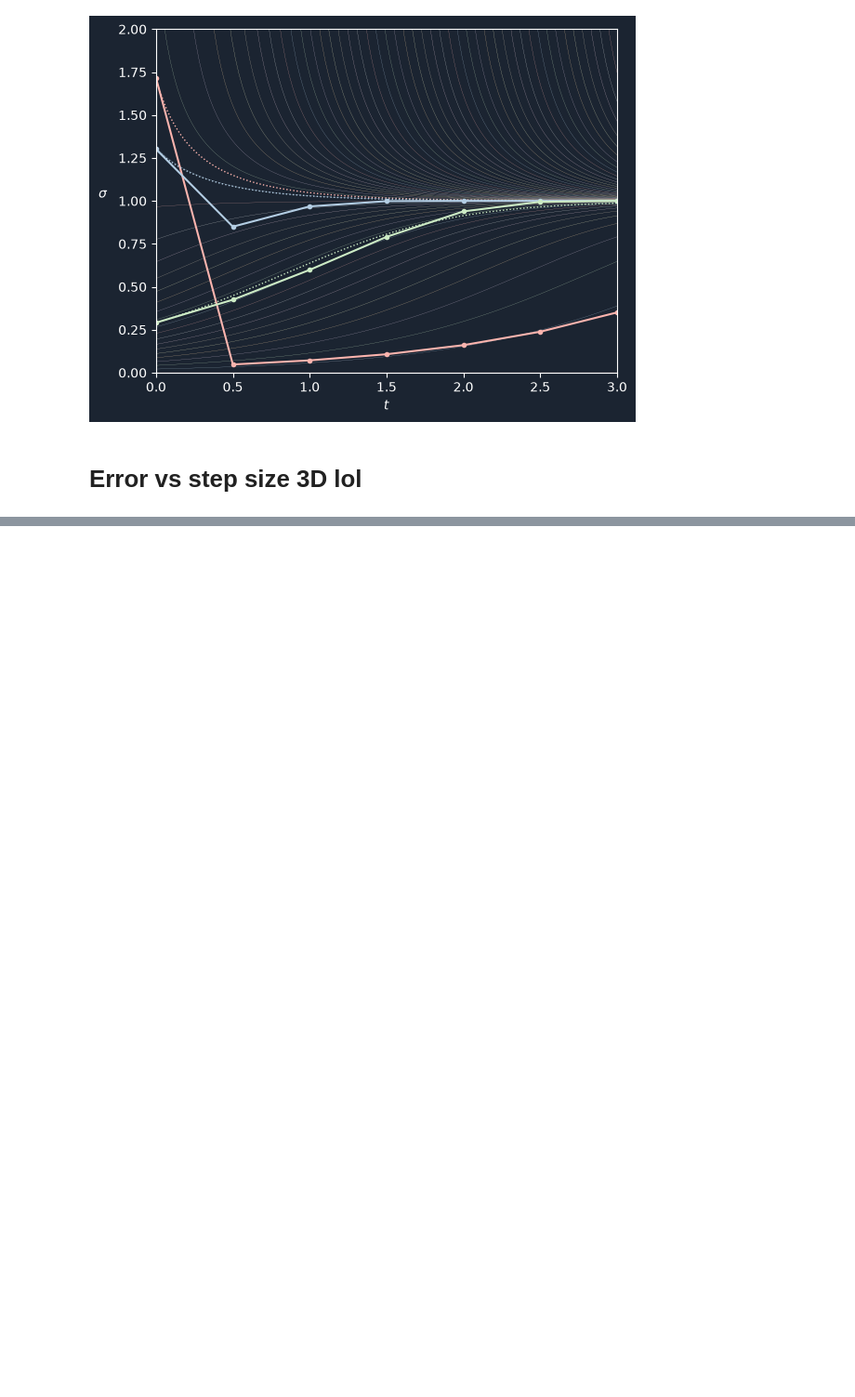
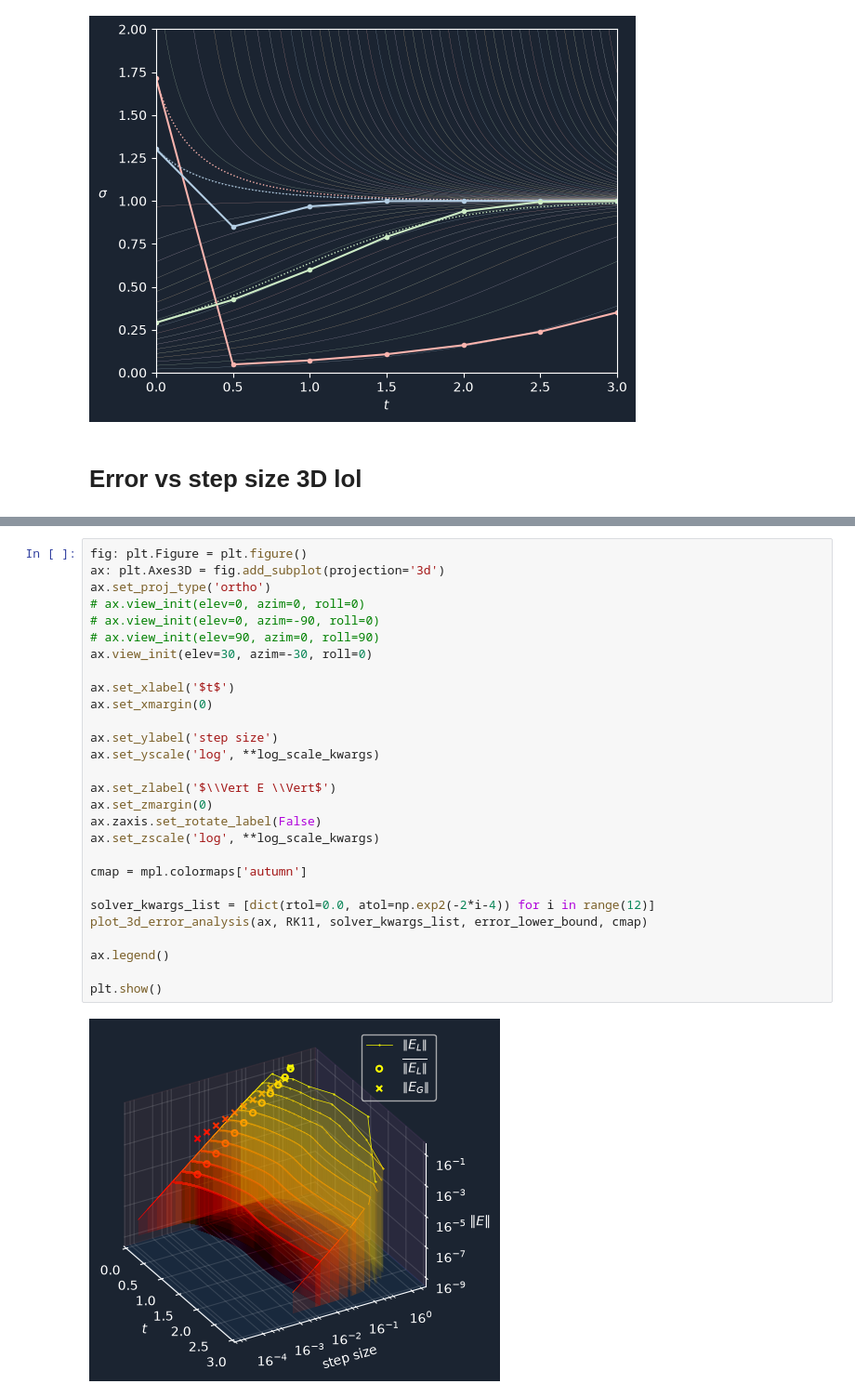
Before and after one commit to 3257077517-collab/Team17, a Jupyter notebook: report/notes.ipynb, the cells around one changed output, grey strips where cells are left out. Shown at 93% size. Saved outputs shown, nothing was run; the diff lists cells and outputs as text; blank space fills up the shorter version.

```diff
--- a/report/notes.ipynb
+++ b/report/notes.ipynb
@@ -489,0 +409,30 @@ plt.show()
+# %%
+fig: plt.Figure = plt.figure()
+ax: plt.Axes3D = fig.add_subplot(projection='3d')
+ax.set_proj_type('ortho')
+# ax.view_init(elev=0, azim=0, roll=0)
+# ax.view_init(elev=0, azim=-90, roll=0)
+# ax.view_init(elev=90, azim=0, roll=90)
+ax.view_init(elev=30, azim=-30, roll=0)
+
+ax.set_xlabel('$t$')
+ax.set_xmargin(0)
+
+ax.set_ylabel('step size')
+ax.set_yscale('log', **log_scale_kwargs)
+
+ax.set_zlabel('$\\Vert E \\Vert$')
+ax.set_zmargin(0)
+ax.zaxis.set_rotate_label(False)
+ax.set_zscale('log', **log_scale_kwargs)
+
+cmap = mpl.colormaps['autumn']
+
+solver_kwargs_list = [dict(rtol=0.0, atol=np.exp2(-2*i-4)) for i in range(12)]
+plot_3d_error_analysis(ax, RK11, solver_kwargs_list, error_lower_bound, cmap)
+
+ax.legend()
+
+plt.show()
+# %% [output]
+[figure, added]
```
Also changed, not shown: parts of 11 cells of this notebook.
